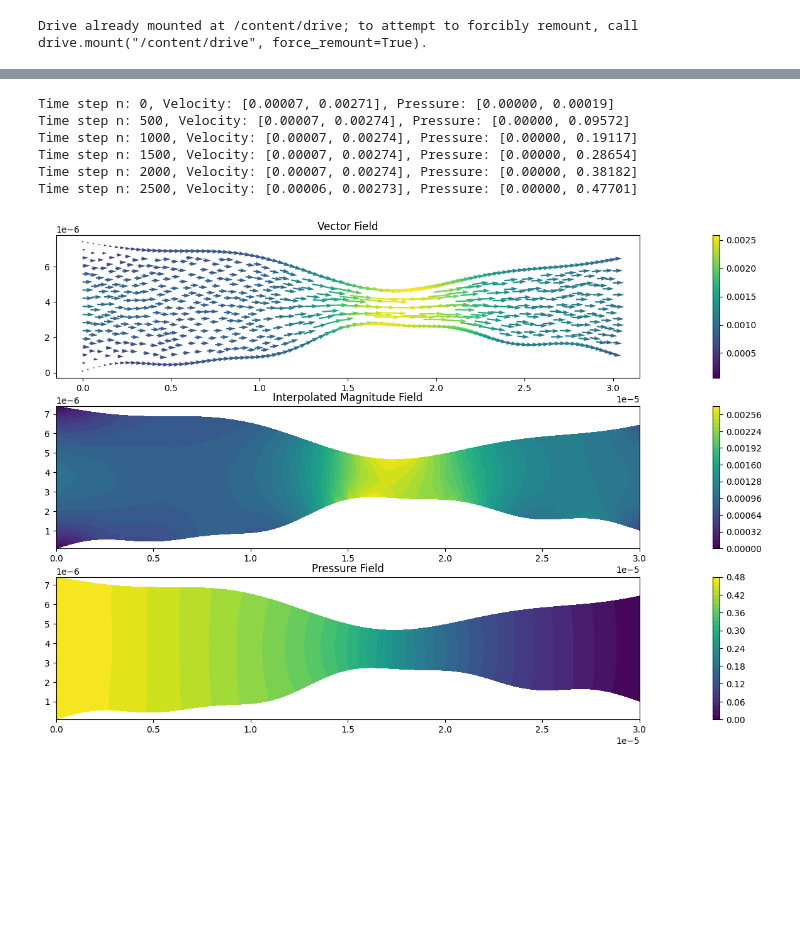
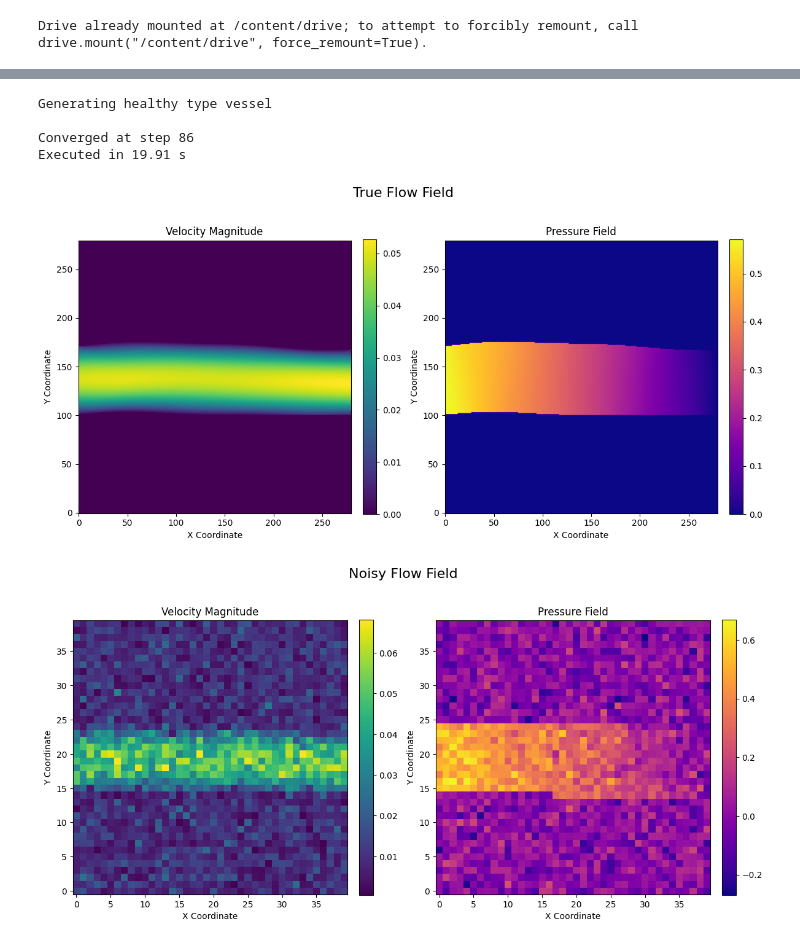
Before and after one commit to ugniusalekna/ANN_Practical_Task, a Jupyter notebook: generate_data/main.ipynb, the cells around one changed output, grey strips where cells are left out. Cells and saved outputs as stored; diff of their text form; code cells hidden in the pictures; blank space fills up the shorter version.

Commit message:
Added and modified code for data generation

```diff
--- a/generate_data/main.ipynb
+++ b/generate_data/main.ipynb
@@ -55,14 +38,0 @@ rho_scalar = 1060         # density
-# %%
-target_resolution = 16
-length, height = 30, 7.5  # height min: 5 micrometers, max: 10 micrometers
-
-vessel_type = random_vessel_type()
-print(vessel_type)
-vessel_params = random_vessel_params(vessel_type, length, height)
-print(vessel_params)
-
-length, height = to_meters(length), to_meters(height)
-domain = generate_vessel_geometry(vessel_type, length, height, params=vessel_params)
-
-mesh = mshr.generate_mesh(domain, target_resolution)
-fe.plot(mesh)
@@ -75,14 +38,0 @@ branch
-# %%
-target_resolution = 32
-length, height = 30, 7.5  # height min: 5 micrometers, max: 10 micrometers
-
-vessel_type = 'isthmus'
-print(vessel_type)
-vessel_params = random_vessel_params(vessel_type, length, height)
-print(vessel_params)
-
-length, height = to_meters(length), to_meters(height)
-domain = generate_vessel_geometry(vessel_type, length, height, params=vessel_params)
-
-mesh = mshr.generate_mesh(domain, target_resolution)
-fe.plot(mesh)
@@ -95,17 +39,22 @@ isthmus
-# %%
-V, Q = define_function_spaces(mesh)
-boundaries = define_boundaries(mesh, length, height)
-max_velocity = to_meters(1000)
-inflow_profile = get_inflow_profile(height, max_velocity)
-
-u_, p_ = solve_navier_stokes(V, Q, mesh, boundaries, inflow_profile, dt, mu_scalar, rho_scalar, num_steps, 'bicgstab')
-
-visualize(u=u_, p=p_)
-# %% [output]
-Time step n: 0, Velocity: [0.00007, 0.00271], Pressure: [0.00000, 0.00019]
-Time step n: 500, Velocity: [0.00007, 0.00274], Pressure: [0.00000, 0.09572]
-Time step n: 1000, Velocity: [0.00007, 0.00274], Pressure: [0.00000, 0.19117]
-Time step n: 1500, Velocity: [0.00007, 0.00274], Pressure: [0.00000, 0.28654]
-Time step n: 2000, Velocity: [0.00007, 0.00274], Pressure: [0.00000, 0.38182]
-Time step n: 2500, Velocity: [0.00006, 0.00273], Pressure: [0.00000, 0.47701]
-[figure, removed]
+# %%
+mesh = generate_random_mesh(length, height, target_resolution)
+u, p, diverged = generate_flow_field(mesh, mu_scalar, rho_scalar, num_steps)
+# %% [output]
+Generating healthy type vessel
+
+Converged at step 86
+Executed in 19.91 s
+# %%
+high_resolution = 280
+low_resolution = 40
+noise_level = 0.15
+
+u_hr, p_hr, u_lr, p_lr = generate_hr_and_lr_data(mesh, u, p, high_resolution, low_resolution, noise_level)
+# %%
+plot_numpy_matrices(u_hr, p_hr, main_title="True Flow Field")
+# %% [output]
+[figure, added]
+# %%
+plot_numpy_matrices(u_lr, p_lr, main_title="Noisy Flow Field")
+# %% [output]
+[figure, added]
```
Also changed, not shown: parts of 9 cells of this notebook, 7 other files.
